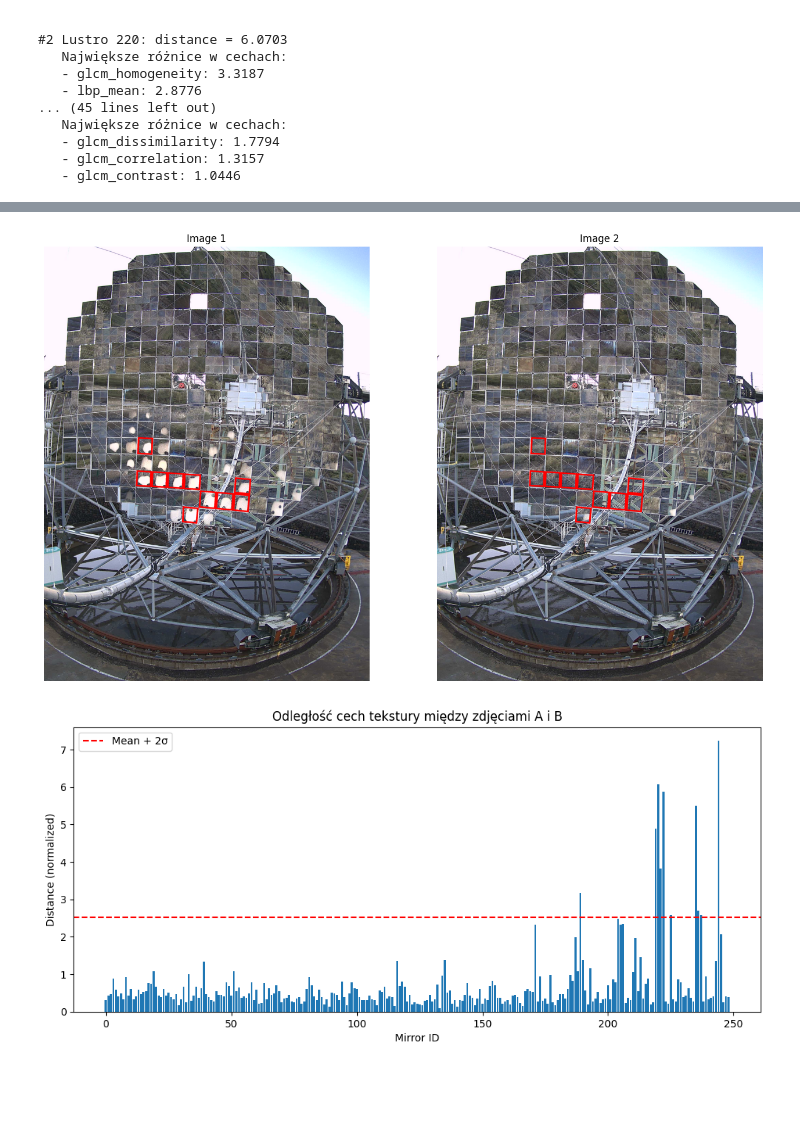
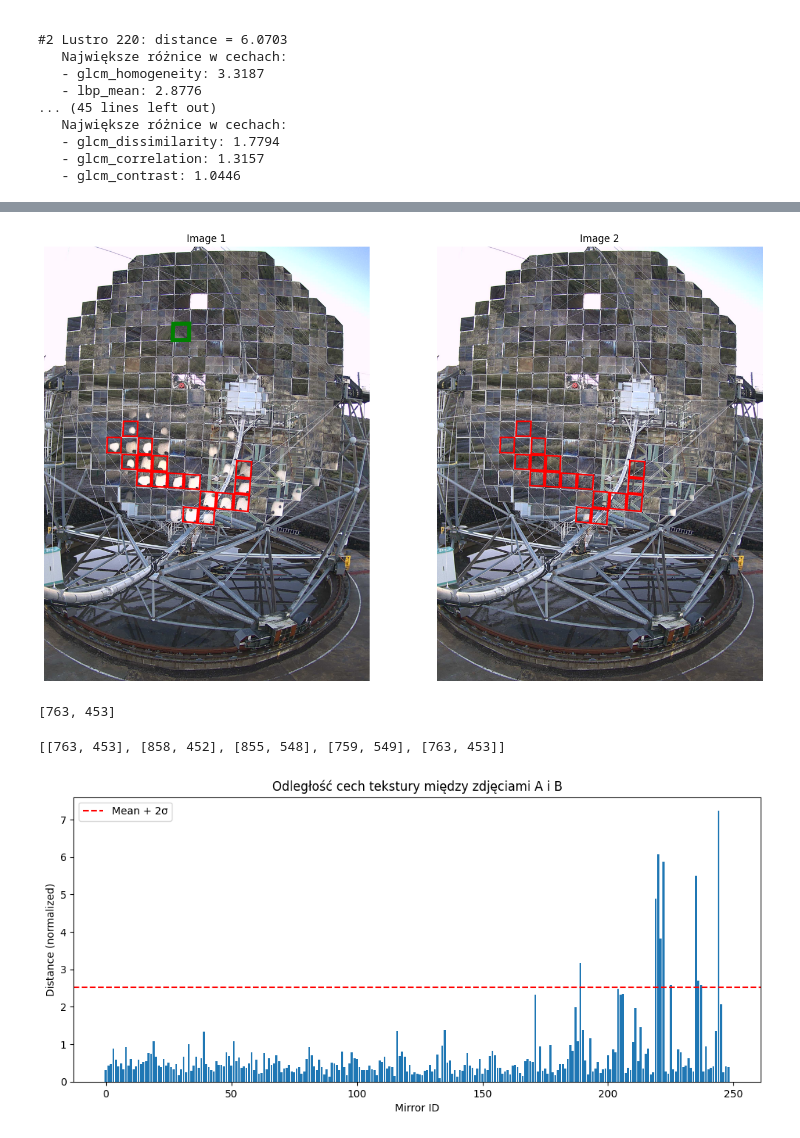
Before and after one commit to pawel21/Computer_vision_for_MAGIC, a Jupyter notebook: notebooks/classical_method/compare_two_images.ipynb, the cells around one changed output, grey strips where cells are left out. Cells and saved outputs as stored; diff of their text form; code cells hidden in the pictures; blank space fills up the shorter version.

```diff
--- a/notebooks/classical_method/compare_two_images.ipynb
+++ b/notebooks/classical_method/compare_two_images.ipynb
@@ -188,23 +258,37 @@ o=find_outlier_mirrors(output_diff,  n_top=10)
 # %%
 mirror_mark_list = ["244", "220", "222", "235", "219", "221", "189", "236", "237", "225"]
+mirror_mark_list = [171, 187, 189, 204, 205, 206, 211, 219, 220, 221, 222, 225, 235, 236, 237, 244, 245]
 img1 = Image.open(img_path1)
 mark_mirror(mirror_points_path, mirror_mark_list, img1)
 img2 = Image.open(img_path2)
 mark_mirror(mirror_points_path, mirror_mark_list, img2)
 
 fig, axes = plt.subplots(1, 2, figsize=(14, 8))
 axes[0].imshow(img1)
 axes[0].axis('off')
 axes[0].set_title('Image 1')
+polygon = patches.Polygon(points_72,
+                          linewidth=5,
+                          edgecolor='g',
+                          facecolor='none')
+axes[0].add_patch(polygon)
 
 axes[1].imshow(img2)
 axes[1].axis('off')
 axes[1].set_title('Image 2')
 
 plt.tight_layout()
 plt.show()
 # %% [output]
-[figure, old version]
+[figure, new version]
+# %%
+points_72[:][0]
+# %% [output]
+[763, 453]
+# %%
+points_72
+# %% [output]
+[[763, 453], [858, 452], [855, 548], [759, 549], [763, 453]]
 # %%
 distances = [fd['distance'] for fd in output_diff]
 mirror_ids = [fd['mirror_idx'] for fd in output_diff]
```
Also changed, not shown: parts of 12 cells of this notebook, 2 other files.
